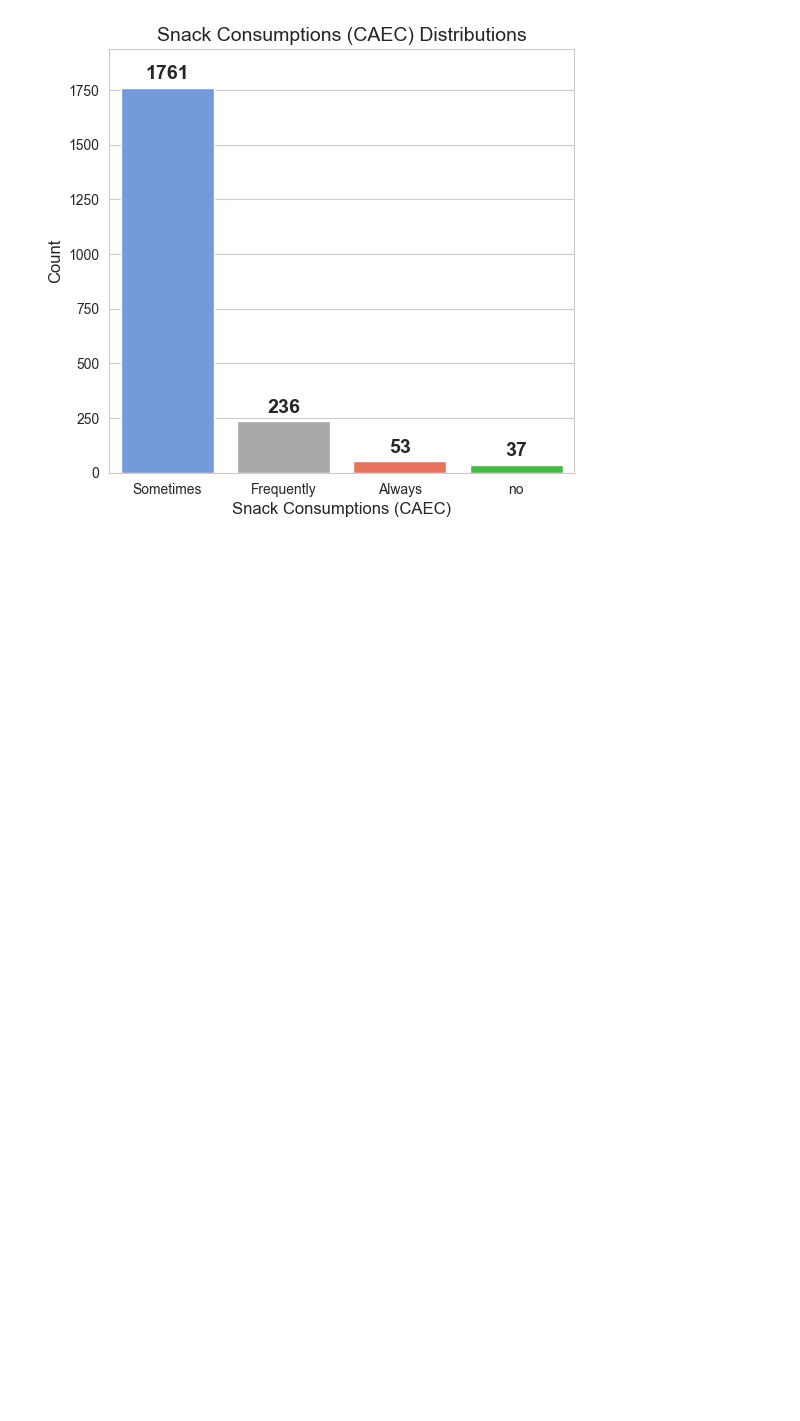
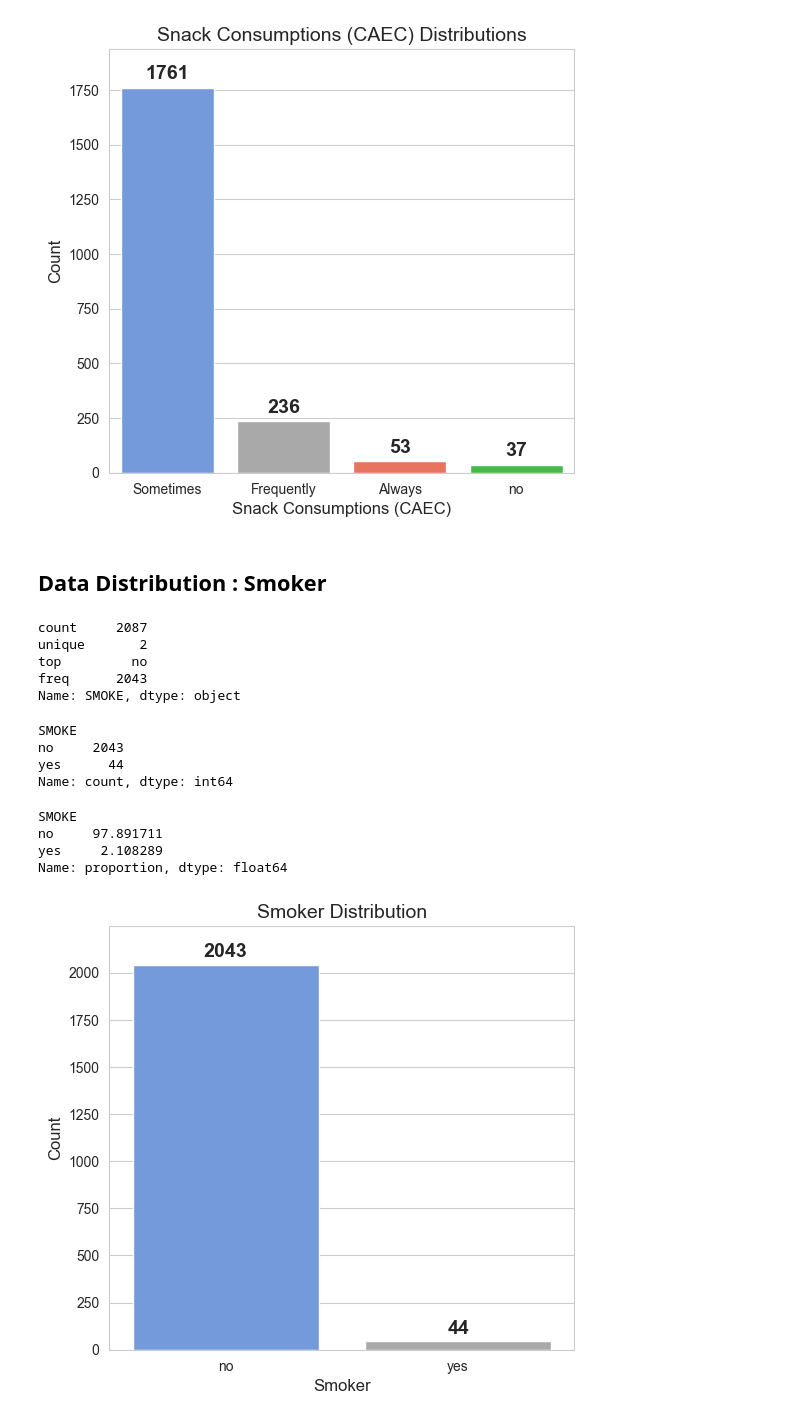
Before and after one commit to arsiimam/Obesity-Factors-Analysis, a Jupyter notebook: Notebooks/data_cleaning.ipynb, the cells around one changed output. Saved outputs shown, nothing was run; the diff lists cells and outputs as text; code cells hidden in the pictures; blank space fills up the shorter version.

Commit message:
Update data_cleaning.ipynb: Add Data distribution for Smoker

```diff
--- a/Notebooks/data_cleaning.ipynb
+++ b/Notebooks/data_cleaning.ipynb
@@ -657,3 +657,54 @@ plt.ylim(0, caec_counts.max() * 1.1)
 plt.show()
 # %% [output]
 [figure]
+# %% [markdown]
+## **Data Distribution : Smoker**
+# %%
+df['SMOKE'].describe()
+# %% [output]
+count     2087
+unique       2
+top         no
+freq      2043
+Name: SMOKE, dtype: object
+# %%
+# Count values for Gender
+smoke_counts = df["SMOKE"].value_counts()
+smoke_percent = df["SMOKE"].value_counts(normalize=True) * 100
+# %%
+smoke_counts
+# %% [output]
+SMOKE
+no     2043
+yes      44
+Name: count, dtype: int64
+# %%
+smoke_percent
+# %% [output]
+SMOKE
+no     97.891711
+yes     2.108289
+Name: proportion, dtype: float64
+# %%
+# Define custom colors
+colors = ["#6495ED", "#A9A9A9"]  # Light blue and gray
+
+# Create bar plot with increased height
+plt.figure(figsize=(6, 5.5))  # Increase height
+ax = sns.barplot(x=smoke_counts.index, y=smoke_counts.values, hue=smoke_counts.index, palette=colors, legend=False)
+
+# Add value labels with better positioning
+for p in ax.patches:
+    ax.annotate(f"{int(p.get_height())}",
+                (p.get_x() + p.get_width() / 2, p.get_height() + 20),  # Move labels above bars
+                ha='center', va='bottom', fontsize=14, fontweight='bold')
+
+# Labels and title
+plt.xlabel("Smoker", fontsize=12)
+plt.ylabel("Count", fontsize=12)
+plt.title("Smoker Distribution", fontsize=14)
+
+plt.ylim(0, smoke_counts.max() * 1.1)  # Extend y-axis limit to give space for labels
+plt.show()
+# %% [output]
+[figure, added]
```
Also changed, not shown: parts of 1 cell of this notebook.
